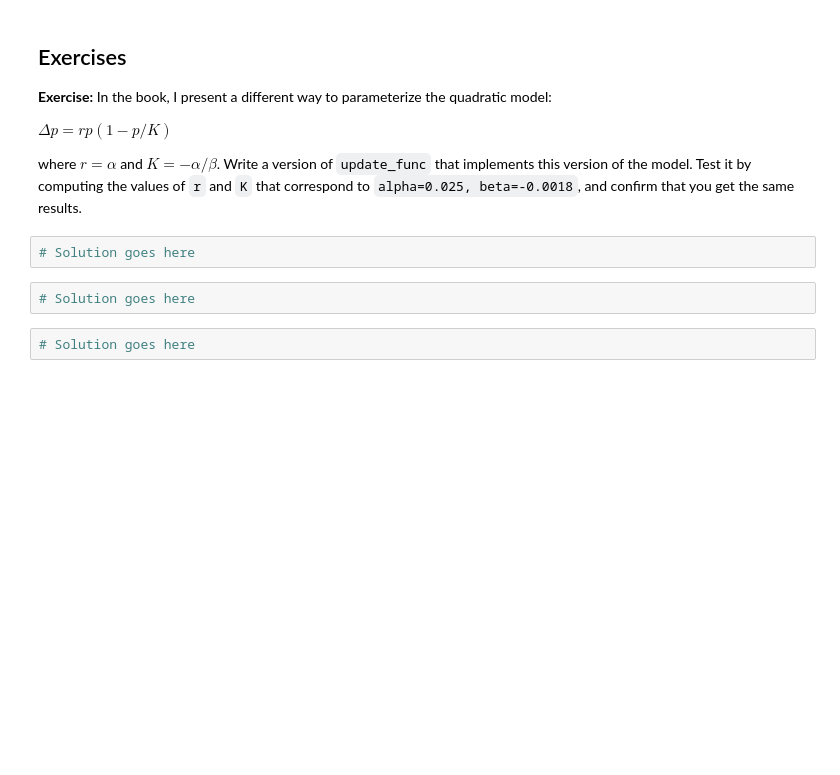
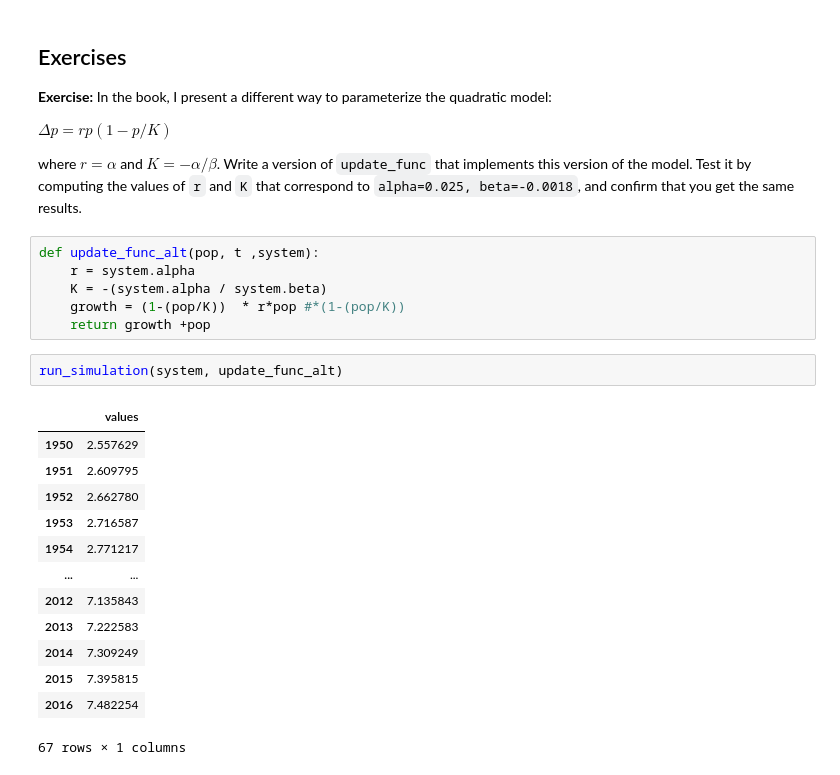
Before and after one commit to mtelab1/ModSimPy, a Jupyter notebook: notebooks/chap07.ipynb, the cells around one changed output. Cells and saved outputs as stored; diff of their text form; blank space fills up the shorter version.

```diff
--- a/notebooks/chap07.ipynb
+++ b/notebooks/chap07.ipynb
@@ -219,9 +264,25 @@ total
 $ \Delta p = r p (1 - p / K) $
 
 where $r=\alpha$ and $K=-\alpha/\beta$.  Write a version of `update_func` that implements this version of the model.  Test it by computing the values of `r` and `K` that correspond to `alpha=0.025, beta=-0.0018`, and confirm that you get the same results.
-# %%
-# Solution goes here
-# %%
-# Solution goes here
-# %%
-# Solution goes here
+# %%
+def update_func_alt(pop, t ,system):
+    r = system.alpha
+    K = -(system.alpha / system.beta)
+    growth = (1-(pop/K))  * r*pop #*(1-(pop/K))
+    return growth +pop
+# %%
+run_simulation(system, update_func_alt)
+# %% [output]
+|  | values |
+| 1950 | 2.557629 |
+| 1951 | 2.609795 |
+| 1952 | 2.662780 |
+| 1953 | 2.716587 |
+| 1954 | 2.771217 |
+| ... | ... |
+| 2012 | 7.135843 |
+| 2013 | 7.222583 |
+| 2014 | 7.309249 |
+| 2015 | 7.395815 |
+| 2016 | 7.482254 |
+67 rows × 1 columns
```
Also changed, not shown: parts of 15 cells of this notebook, 6 other files.
